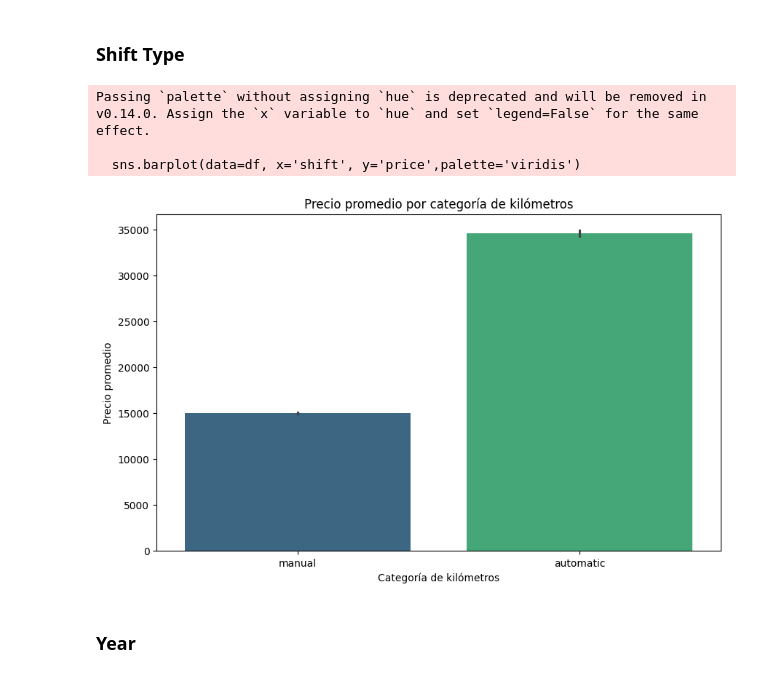
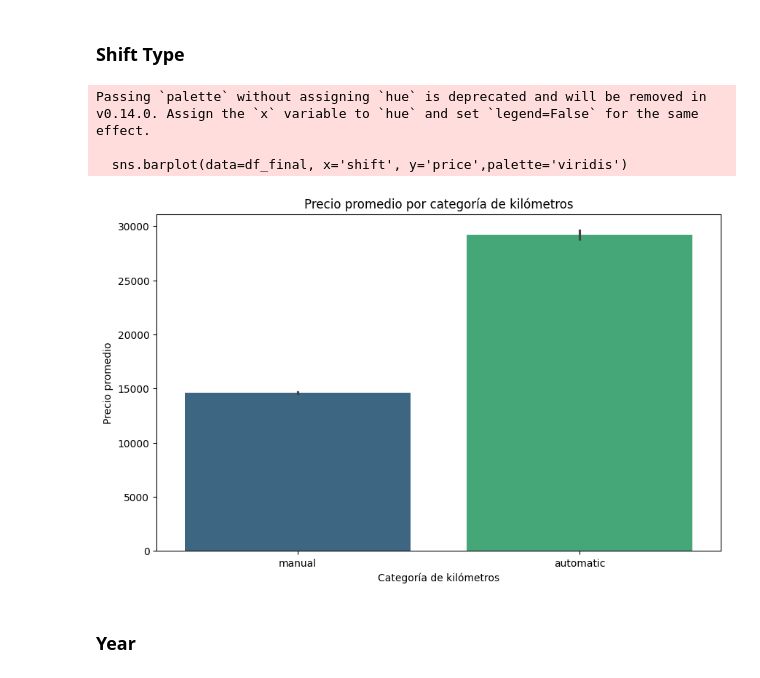
Before and after one commit to Germandcont/SecondHandCars-PricePrediction, a Jupyter notebook: notebooks/cars.ipynb, the cells around one changed output. Saved outputs shown, nothing was run; the diff lists cells and outputs as text; code cells hidden in the pictures.

```diff
--- a/notebooks/cars.ipynb
+++ b/notebooks/cars.ipynb
@@ -483,16 +483,16 @@ Passing `palette` without assigning `hue` is deprecated and will be removed in v
 # %%
 #Precio promedio segun categoria de kms. grafica
 plt.figure(figsize=(10, 6))
-sns.barplot(data=df, x='shift', y='price',palette='viridis')
+sns.barplot(data=df_final, x='shift', y='price',palette='viridis')
 plt.title('Precio promedio por categoría de kilómetros')
 plt.xlabel('Categoría de kilómetros')
 plt.ylabel('Precio promedio')
 plt.show()
 # %% [output]
 Passing `palette` without assigning `hue` is deprecated and will be removed in v0.14.0. Assign the `x` variable to `hue` and set `legend=False` for the same effect.
 
-  sns.barplot(data=df, x='shift', y='price',palette='viridis')
+  sns.barplot(data=df_final, x='shift', y='price',palette='viridis')
-[figure, old version]
+[figure, new version]
 # %% [markdown]
 ### Year
 # %%
```
Also changed, not shown: parts of 4 cells of this notebook.
